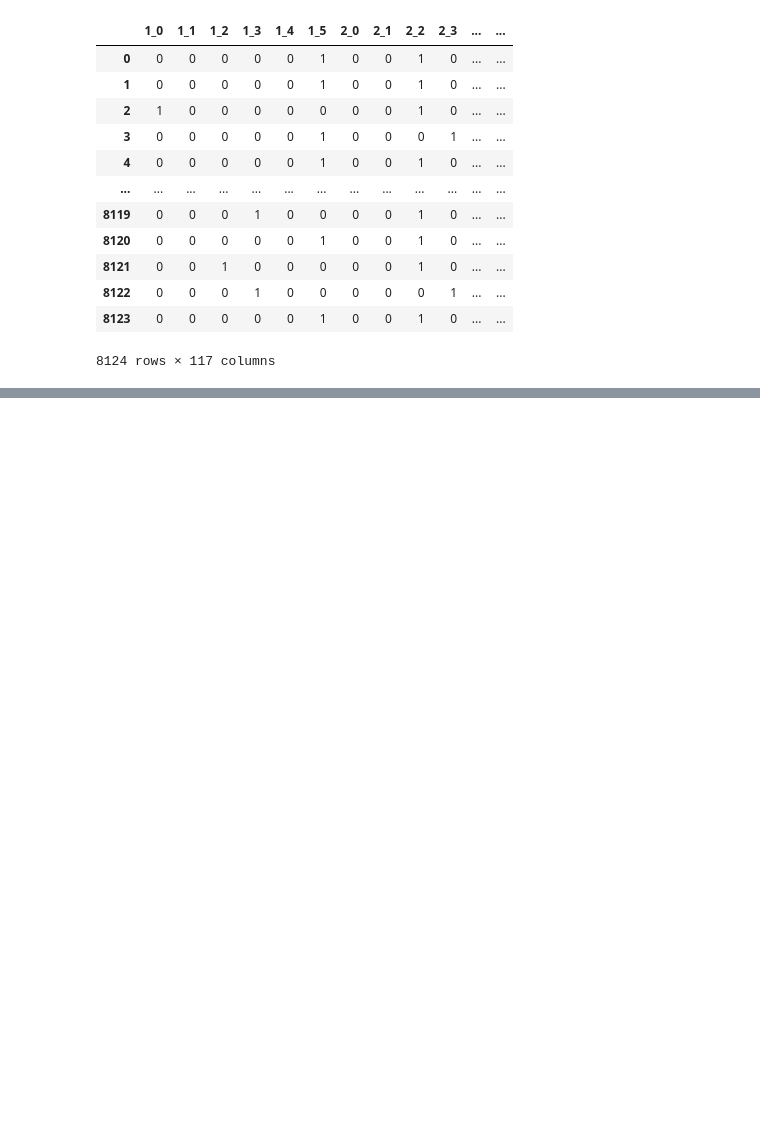
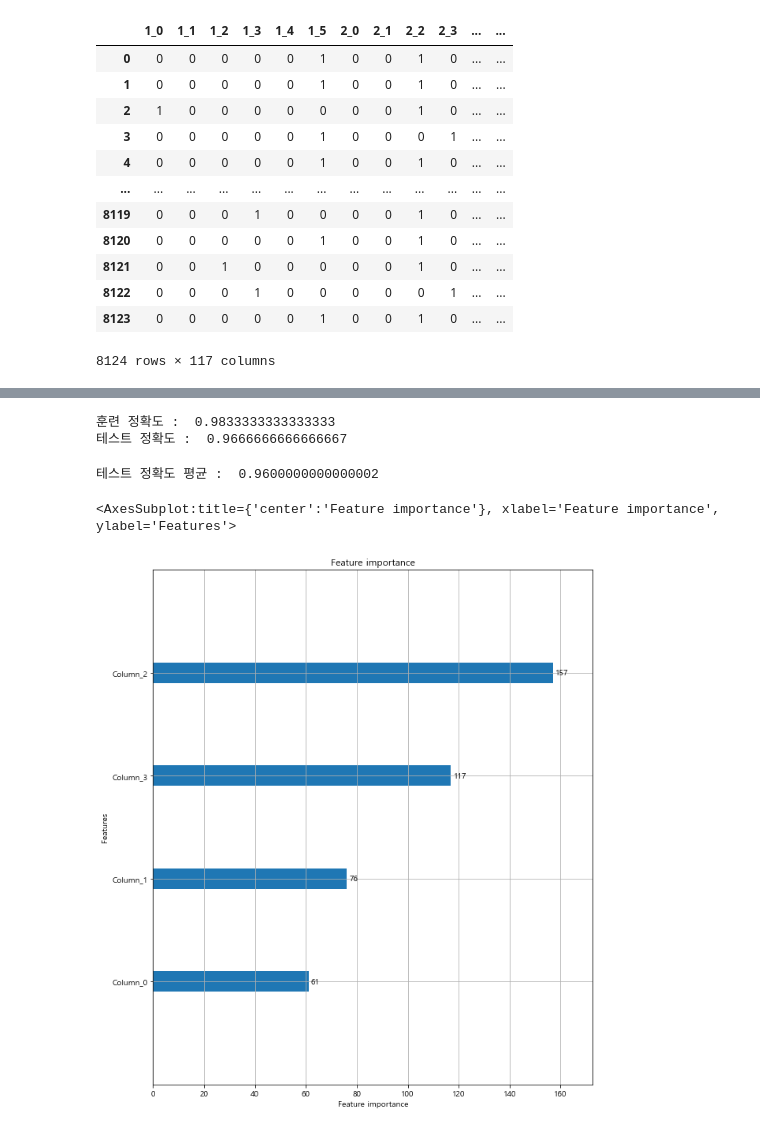
Before and after one commit to NikeLee/pythonwork, a Jupyter notebook: ai/3_의사결정트리.ipynb, the cells around one changed output, grey strips where cells are left out. Drawn from its saved outputs; the diff is of its cells as text; code cells hidden in the pictures; blank space fills up the shorter version.

```diff
--- a/ai/3_의사결정트리.ipynb
+++ b/ai/3_의사결정트리.ipynb
@@ -879,0 +1061,8 @@ print("테스트 정확도 : ", grid_cv.score(X_test, y_test))
+# %%
+iris = load_iris()
+X_train, X_test, y_train, y_test = train_test_split(iris.data, iris.target, test_size=.2,
+                                                   random_state=123)
+# %%
+lgbc = LGBMClassifier(n_estimators=400)
+lgbc.fit(X_train, y_train, early_stopping_rounds=100, eval_metric="logloss",
+        eval_set=[(X_test, y_test)], verbose=True)
@@ -879,0 +1088,16 @@ print("테스트 정확도 : ", grid_cv.score(X_test, y_test))
+# %%
+print("훈련 정확도 : ", lgbc.score(X_train, y_train))
+print("테스트 정확도 : ", lgbc.score(X_test, y_test))
+# %% [output]
+훈련 정확도 :  0.9833333333333333
+테스트 정확도 :  0.9666666666666667
+# %%
+cross_val = cross_validate(estimator=lgbc, X=iris.data, y=iris.target, cv=5)
+print("테스트 정확도 평균 : ", cross_val["test_score"].mean())
+# %% [output]
+테스트 정확도 평균 :  0.9600000000000002
+# %%
+plot_importance(lgbc, figsize=(10, 12))
+# %% [output]
+<AxesSubplot:title={'center':'Feature importance'}, xlabel='Feature importance', ylabel='Features'>
+[figure, added]
```
Also changed, not shown: parts of 110 cells of this notebook.
